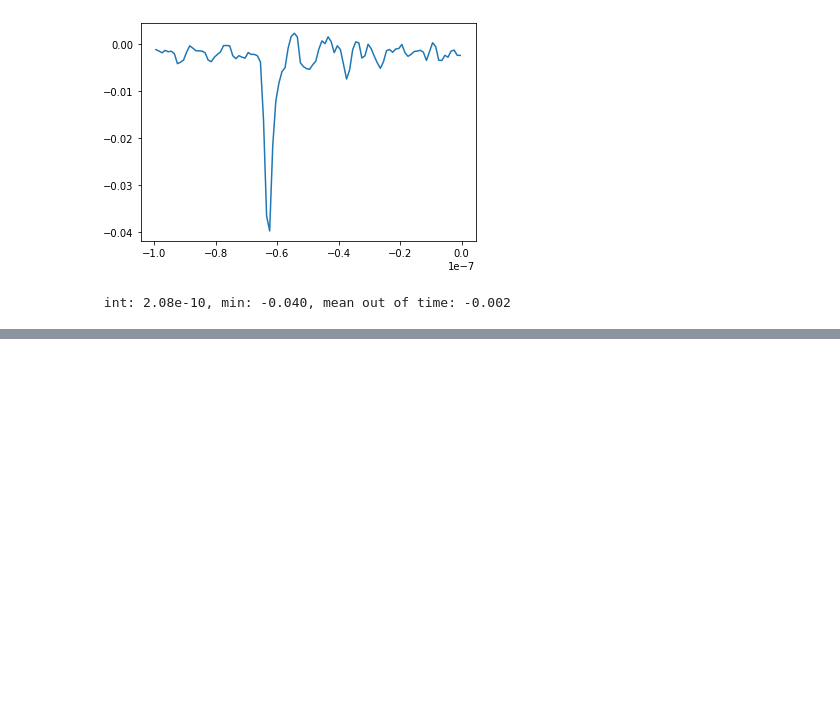
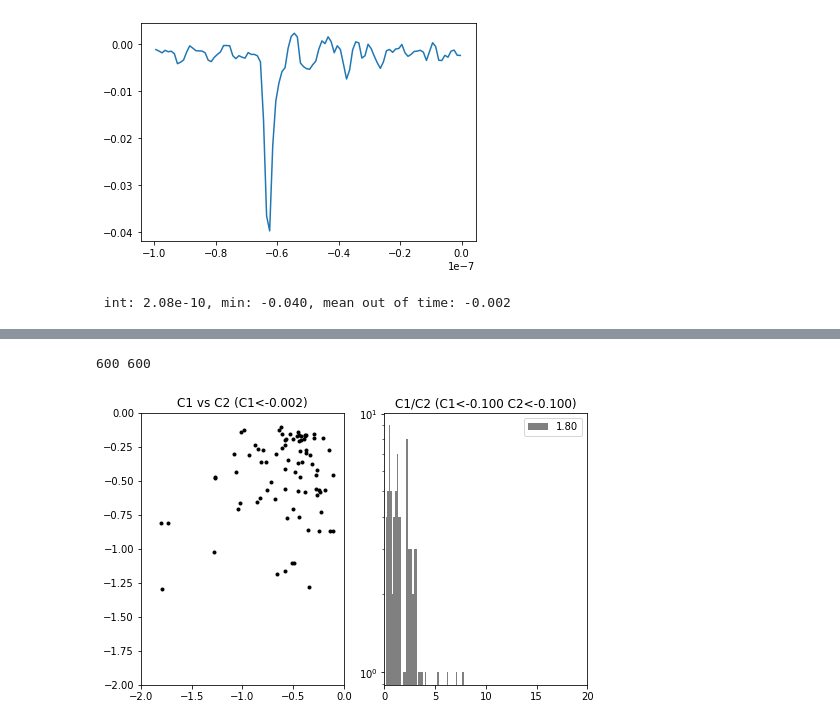
Before and after one commit to gmazzitelli/CUPID, a Jupyter notebook: WC.ipynb, the cells around one changed output, grey strips where cells are left out. Drawn from its saved outputs; the diff is of its cells as text; code cells hidden in the pictures; blank space fills up the shorter version.

```diff
--- a/WC.ipynb
+++ b/WC.ipynb
@@ -118,0 +355,5 @@ C2 0
+# %%
+outdata2(df['c1_int_w'][:sample], df['c2_int_w'][:sample], th1= -0.1, th2=-0.1)
+# %% [output]
+600 600
+[figure, added]
```
Also changed, not shown: parts of 25 cells of this notebook, 2 other files.
